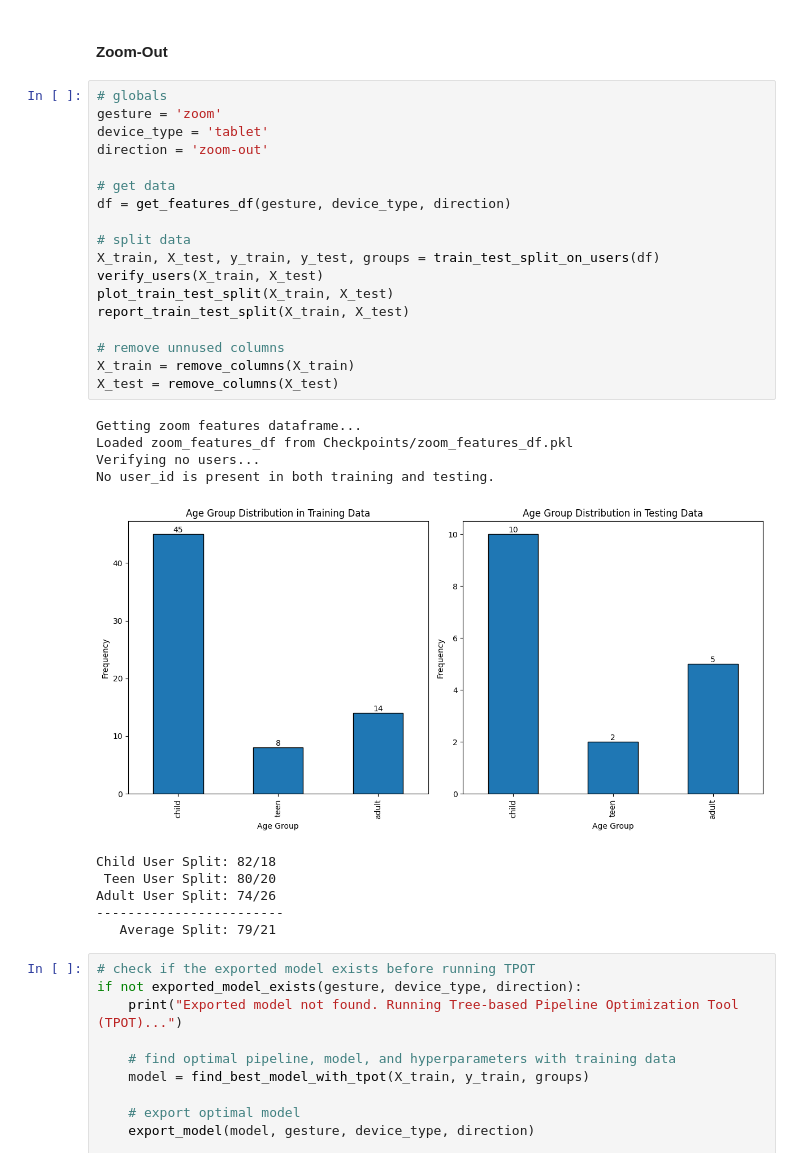
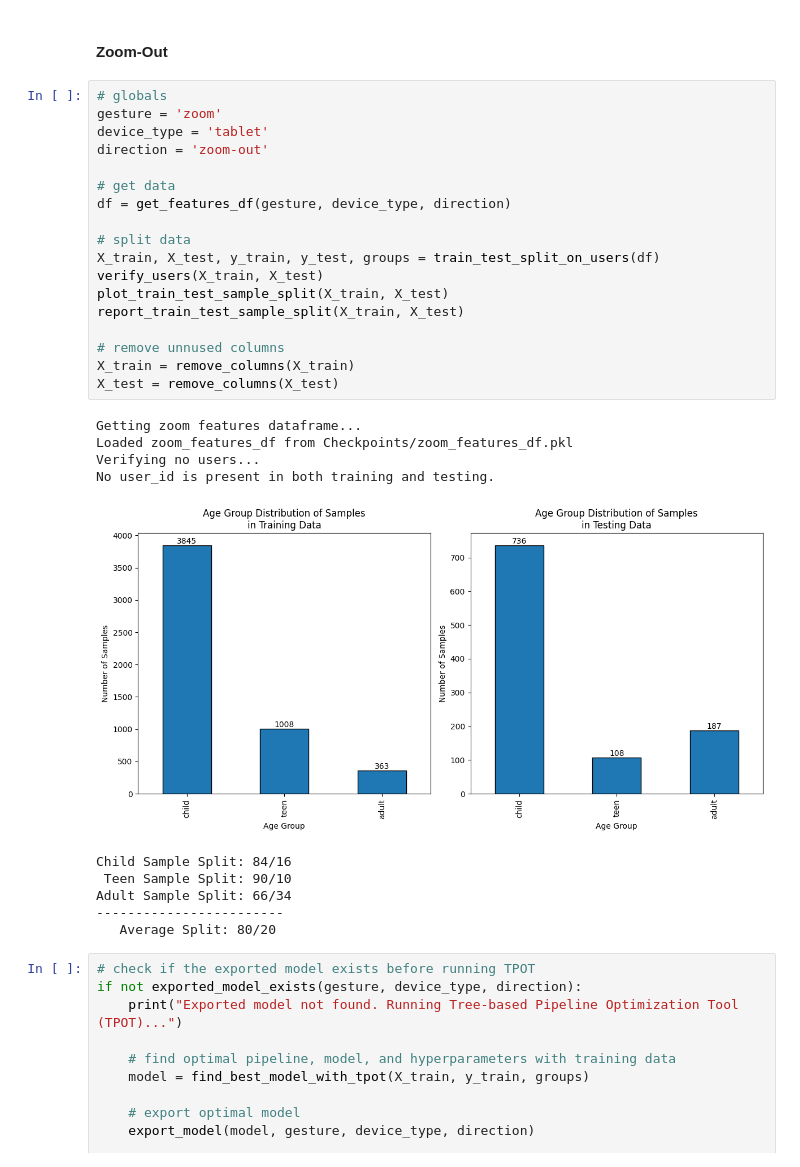
Before and after one commit to tbirms/ChildSafetyProject, a Jupyter notebook: Notebooks/age-group-classification-parallel-fusion.ipynb, the cells around one changed output. Cells and saved outputs as stored; diff of their text form.

```diff
--- a/Notebooks/age-group-classification-parallel-fusion.ipynb
+++ b/Notebooks/age-group-classification-parallel-fusion.ipynb
@@ -3407,32 +3469,32 @@ del y_pred
 # %%
 # globals
 gesture = 'zoom'
 device_type = 'tablet'
 direction = 'zoom-out'
 
 # get data
 df = get_features_df(gesture, device_type, direction)
 
 # split data
 X_train, X_test, y_train, y_test, groups = train_test_split_on_users(df)
 verify_users(X_train, X_test)
-plot_train_test_split(X_train, X_test)
-report_train_test_split(X_train, X_test)
+plot_train_test_sample_split(X_train, X_test)
+report_train_test_sample_split(X_train, X_test)
 
 # remove unnused columns
 X_train = remove_columns(X_train)
 X_test = remove_columns(X_test)
 # %% [output]
 Getting zoom features dataframe...
 Loaded zoom_features_df from Checkpoints/zoom_features_df.pkl
 Verifying no users...
 No user_id is present in both training and testing.
-[figure, old version]
+[figure, new version]
-Child User Split: 82/18
- Teen User Split: 80/20
-Adult User Split: 74/26
+Child Sample Split: 84/16
+ Teen Sample Split: 90/10
+Adult Sample Split: 66/34
 ------------------------
-   Average Split: 79/21
+   Average Split: 80/20
 # %%
 # check if the exported model exists before running TPOT
 if not exported_model_exists(gesture, device_type, direction):
```
Also changed, not shown: parts of 14 cells of this notebook.
